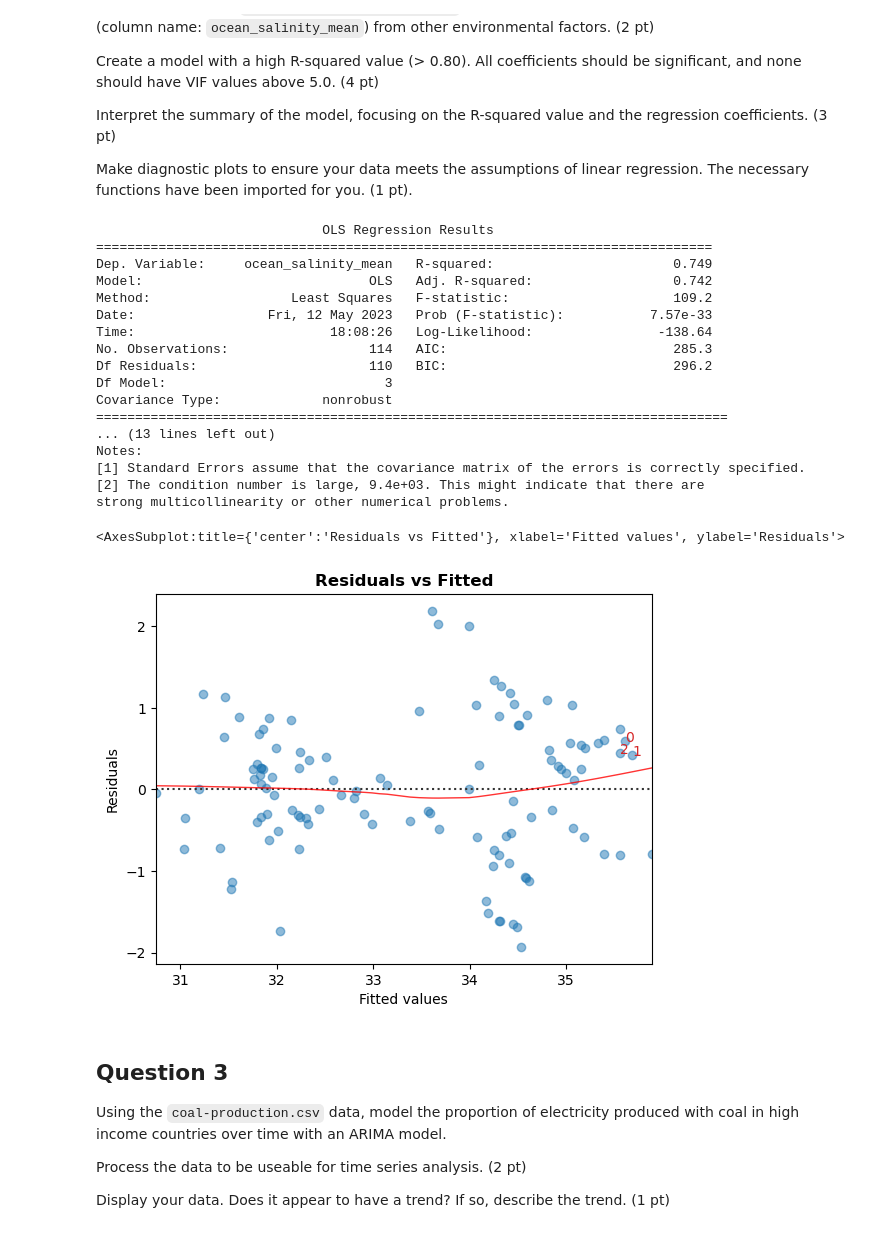
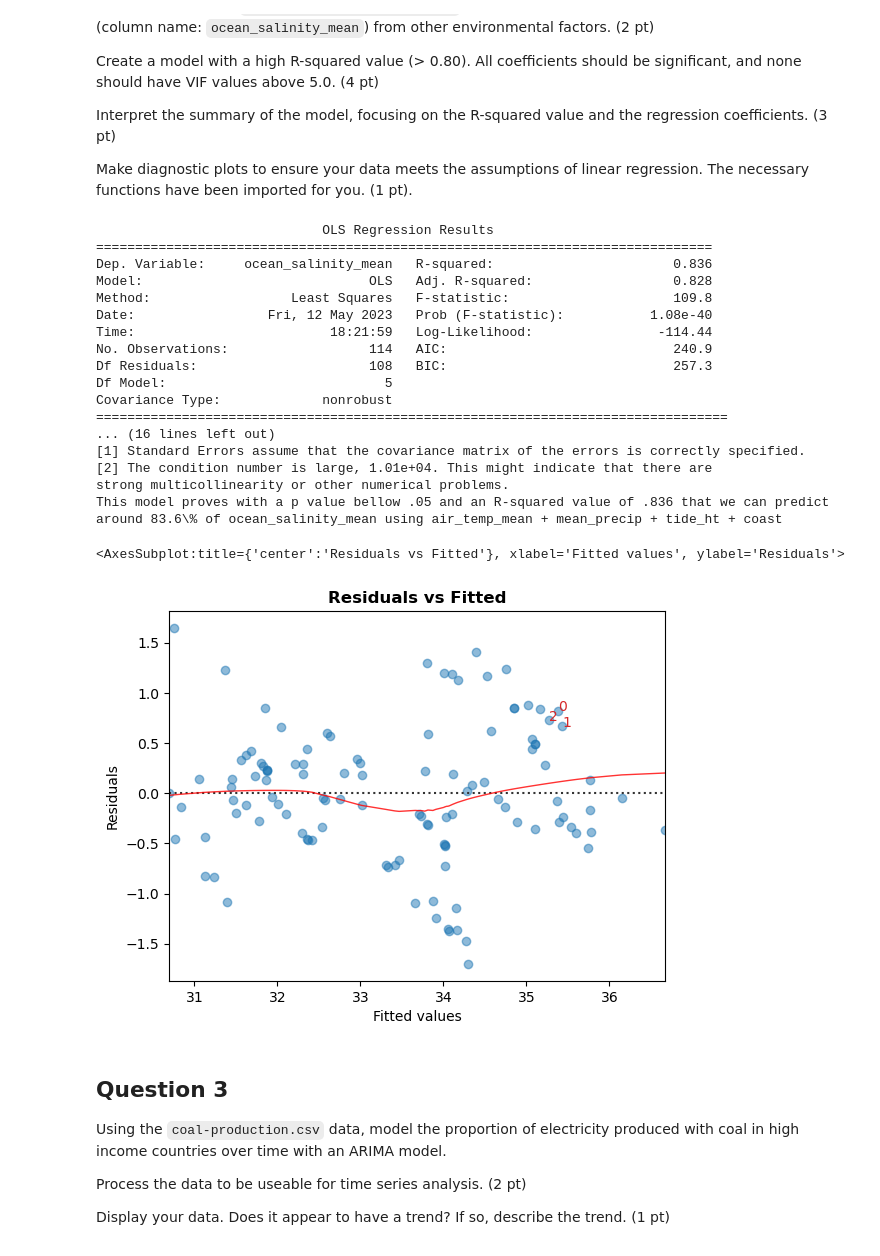
Before and after one commit to dzarur/assignment-5, a Jupyter notebook: answers.ipynb, the cells around one changed output. Cells and saved outputs as stored; diff of their text form; code cells hidden in the pictures.

```diff
--- a/answers.ipynb
+++ b/answers.ipynb
@@ -58,47 +58,48 @@ from statsmodels.stats.outliers_influence import variance_inflation_factor
 
 tidal = pd.read_csv("data/tidal_wetland_estuaries.csv")
 tidal.replace(-9999, np.nan, inplace=True)
 tidal.dropna(inplace=True)
 # tidalModel = smf.ols(formula = "ocean_salinity_mean",data=tidal).fit()
 # oceanSal = tidal["ocean_salinity_mean"]
 # autoModel = pm.auto_arima(oceanSal)
 # pd.Series(autoModel.predict_in_sample())
 # oceanSal.summary
-x = tidal[['air_temp_mean', 'mean_precip', 'tide_ht']]
+x = tidal[['air_temp_mean', 'mean_precip', 'tide_ht + coast']]
 y = tidal['ocean_salinity_mean']
-model = smf.ols(formula = 'ocean_salinity_mean ~ air_temp_mean + mean_precip + tide_ht', data=tidal).fit()
+model = smf.ols(formula = 'ocean_salinity_mean ~ air_temp_mean + mean_precip + tide_ht + coast', data=tidal).fit()
 print(model.summary())
+print("This model proves with a p value bellow .05 and an R-squared value of .836 that we can predict around 83.6\% of ocean_salinity_mean using air_temp_mean + mean_precip + tide_ht + coast")
 # Linear_Reg_Diagnostic(model, x, y)
 test = Linear_Reg_Diagnostic(model)
 test.residual_plot()
 
 # model2 = smf.ols(formula = 'ocean_salinity_mean ~ air_temp_mean + mean_precip', data=tidal).fit()
 # vif = [variance_inflation_factor(x.values, i) for i in range(x.shape[1])]
 # print('VIF:', vif)
 # pvalues = model.pvalues[1:]
 # significant_vars = pvalues[pvalues < 0.05].index
 # X = X.loc[:, significant_vars]
 # finalModel = smf.ols((y, smf.add_constant(X)).fit())
 # %% [output]
                              OLS Regression Results
 ===============================================================================
-Dep. Variable:     ocean_salinity_mean   R-squared:                       0.749
-Model:                             OLS   Adj. R-squared:                  0.742
-Method:                  Least Squares   F-statistic:                     109.2
-Date:                 Fri, 12 May 2023   Prob (F-statistic):           7.57e-33
-Time:                         18:08:26   Log-Likelihood:                -138.64
-No. Observations:                  114   AIC:                             285.3
-Df Residuals:                      110   BIC:                             296.2
-Df Model:                            3
+Dep. Variable:     ocean_salinity_mean   R-squared:                       0.836
+Model:                             OLS   Adj. R-squared:                  0.828
+Method:                  Least Squares   F-statistic:                     109.8
+Date:                 Fri, 12 May 2023   Prob (F-statistic):           1.08e-40
+Time:                         18:21:59   Log-Likelihood:                -114.44
+No. Observations:                  114   AIC:                             240.9
+Df Residuals:                      108   BIC:                             257.3
+Df Model:                            5
 Covariance Type:             nonrobust
 =================================================================================
-... (13 lines left out)
-Notes:
+... (16 lines left out)
 [1] Standard Errors assume that the covariance matrix of the errors is correctly specified.
-[2] The condition number is large, 9.4e+03. This might indicate that there are
+[2] The condition number is large, 1.01e+04. This might indicate that there are
 strong multicollinearity or other numerical problems.
+This model proves with a p value bellow .05 and an R-squared value of .836 that we can predict around 83.6\% of ocean_salinity_mean using air_temp_mean + mean_precip + tide_ht + coast
 <AxesSubplot:title={'center':'Residuals vs Fitted'}, xlabel='Fitted values', ylabel='Residuals'>
-[figure, old version]
+[figure, new version]
 # %% [markdown]
 ## Question 3
 
```
